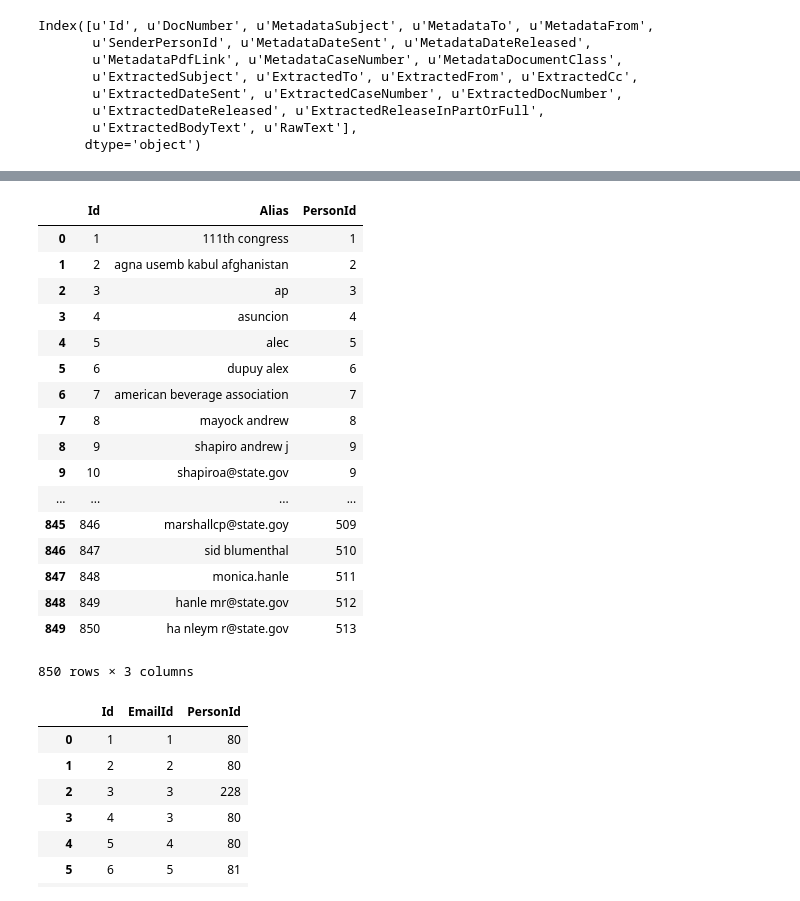
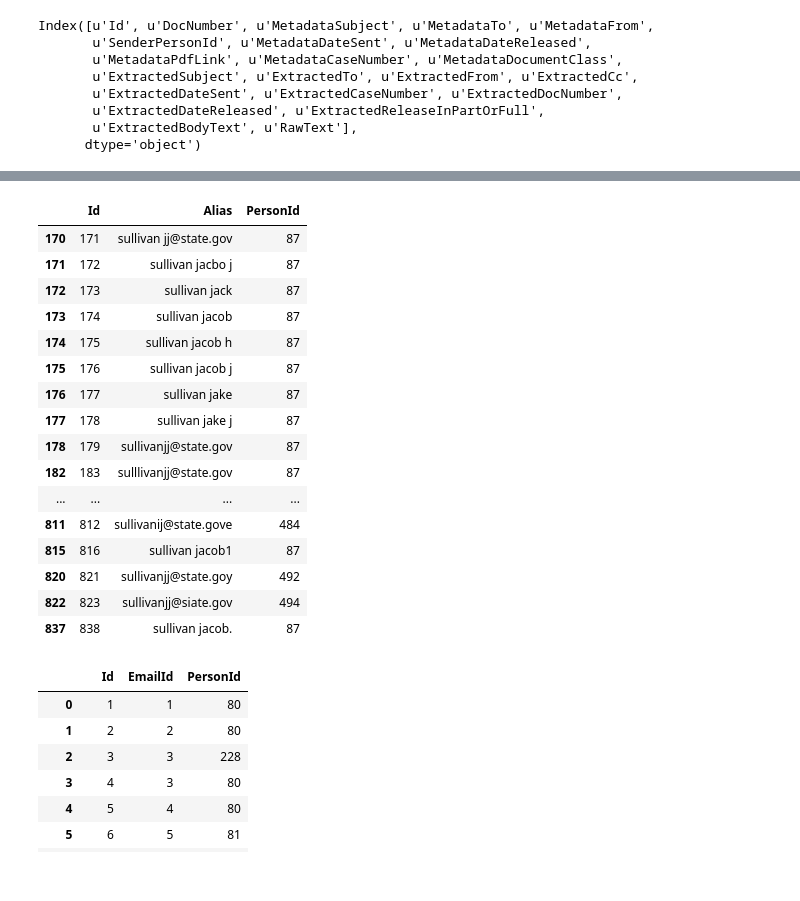
Before and after one commit to skasim/hrc_emails, a Jupyter notebook: hrc_emails.ipynb, the cells around one changed output, grey strips where cells are left out. Saved outputs shown, nothing was run; the diff lists cells and outputs as text; code cells hidden in the pictures.

```diff
--- a/hrc_emails.ipynb
+++ b/hrc_emails.ipynb
@@ -39,25 +30,25 @@ persons_df
 # %%
 aliases_df = pd.read_csv('data_files/Aliases.csv')
-aliases_df
+#aliases_df[aliases_df['Alias']=='mitchell george']
+aliases_df[aliases_df.Alias.str.startswith('sull')]
 # %% [output]
 |  | Id | Alias | PersonId |
-| 0 | 1 | 111th congress | 1 |
-| 1 | 2 | agna usemb kabul afghanistan | 2 |
-| 2 | 3 | ap | 3 |
-| 3 | 4 | asuncion | 4 |
-| 4 | 5 | alec | 5 |
-| 5 | 6 | dupuy alex | 6 |
-| 6 | 7 | american beverage association | 7 |
-| 7 | 8 | mayock andrew | 8 |
-| 8 | 9 | shapiro andrew j | 9 |
-| 9 | 10 | shapiroa@state.gov | 9 |
+| 170 | 171 | sullivan jj@state.gov | 87 |
+| 171 | 172 | sullivan jacbo j | 87 |
+| 172 | 173 | sullivan jack | 87 |
+| 173 | 174 | sullivan jacob | 87 |
+| 174 | 175 | sullivan jacob h | 87 |
+| 175 | 176 | sullivan jacob j | 87 |
+| 176 | 177 | sullivan jake | 87 |
+| 177 | 178 | sullivan jake j | 87 |
+| 178 | 179 | sullivanjj@state.gov | 87 |
+| 182 | 183 | sulllivanjj@state.gov | 87 |
 | ... | ... | ... | ... |
-| 845 | 846 | marshallcp@state.goy | 509 |
-| 846 | 847 | sid blumenthal | 510 |
-| 847 | 848 | monica.hanle | 511 |
-| 848 | 849 | hanle mr@state.gov | 512 |
-| 849 | 850 | ha nleym r@state.gov | 513 |
+| 811 | 812 | sullivanij@state.gove | 484 |
+| 815 | 816 | sullivan jacob1 | 87 |
+| 820 | 821 | sullivanjj@state.goy | 492 |
+| 822 | 823 | sullivanjj@siate.gov | 494 |
+| 837 | 838 | sullivan jacob. | 87 |
-850 rows × 3 columns
 # %%
 email_receivers_df = pd.read_csv('data_files/EmailReceivers.csv')
 email_receivers_df
```
Also changed, not shown: parts of 2 cells of this notebook, 1 other file.
